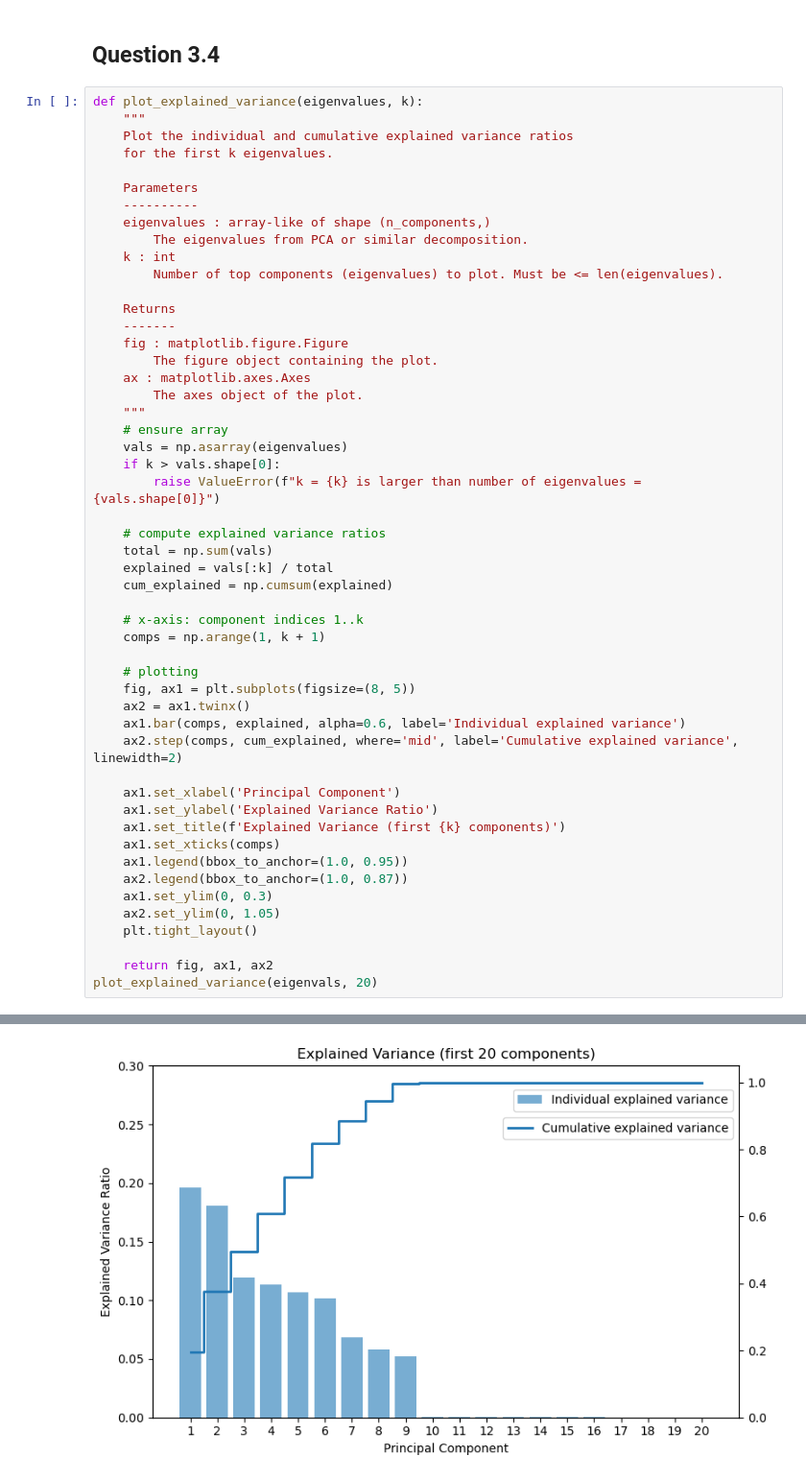
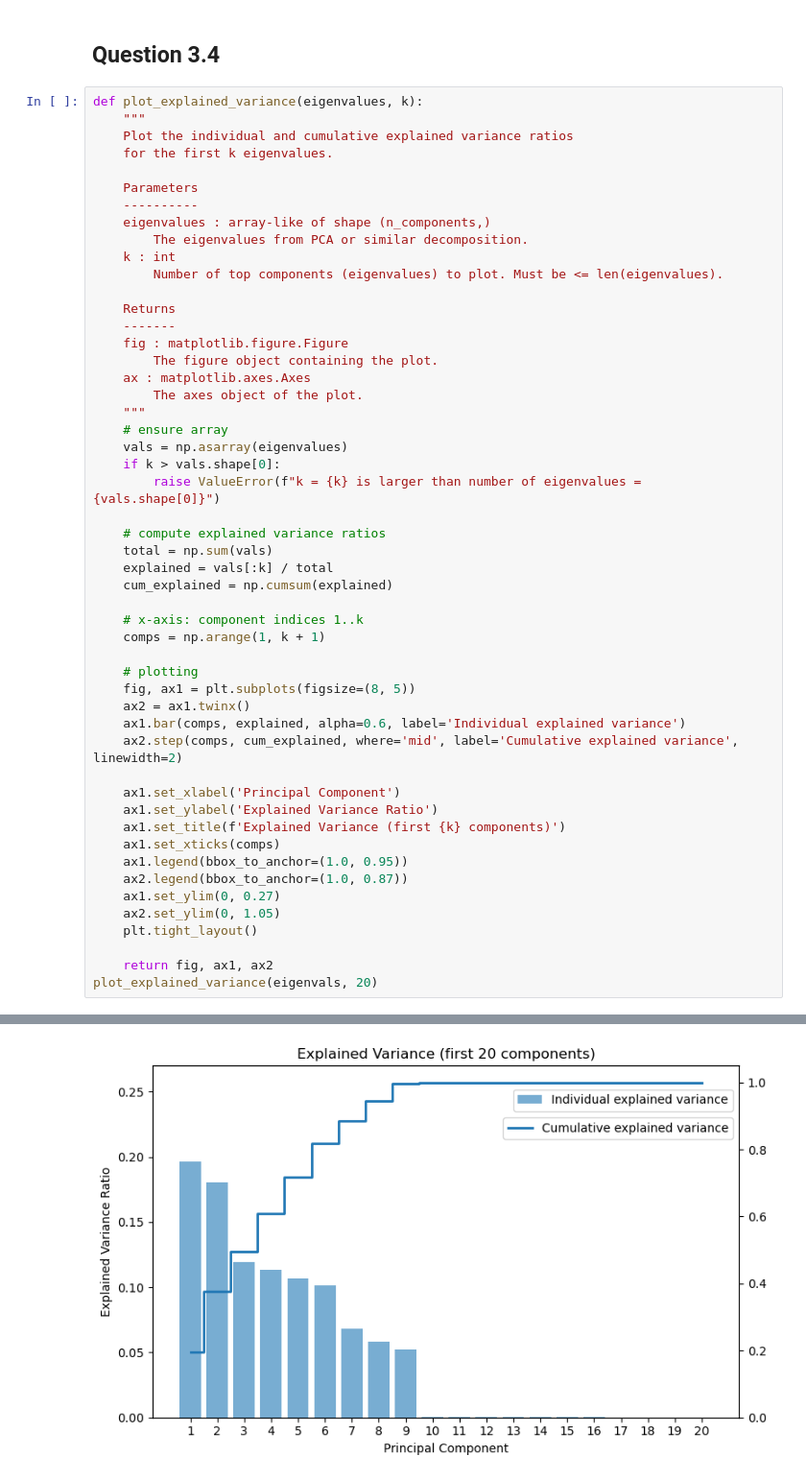
Before and after one commit to maverest/NX_465_mini_project, a Jupyter notebook: NX_465_mini_project.ipynb, the cells around one changed output, grey strips where cells are left out. Shown at 96% size. Saved outputs shown, nothing was run; the diff lists cells and outputs as text.

```diff
--- a/NX_465_mini_project.ipynb
+++ b/NX_465_mini_project.ipynb
@@ -936,32 +936,32 @@ def plot_explained_variance(eigenvalues, k):
 
     # compute explained variance ratios
     total = np.sum(vals)
     explained = vals[:k] / total
     cum_explained = np.cumsum(explained)
 
     # x-axis: component indices 1..k
     comps = np.arange(1, k + 1)
 
     # plotting
     fig, ax1 = plt.subplots(figsize=(8, 5))
     ax2 = ax1.twinx()
     ax1.bar(comps, explained, alpha=0.6, label='Individual explained variance')
     ax2.step(comps, cum_explained, where='mid', label='Cumulative explained variance', linewidth=2)
 
     ax1.set_xlabel('Principal Component')
     ax1.set_ylabel('Explained Variance Ratio')
     ax1.set_title(f'Explained Variance (first {k} components)')
     ax1.set_xticks(comps)
     ax1.legend(bbox_to_anchor=(1.0, 0.95))
     ax2.legend(bbox_to_anchor=(1.0, 0.87))
-    ax1.set_ylim(0, 0.3)
+    ax1.set_ylim(0, 0.27)
     ax2.set_ylim(0, 1.05)
     plt.tight_layout()
 
     return fig, ax1, ax2
 plot_explained_variance(eigenvals, 20)
 # %% [output]
 (<Figure size 800x500 with 2 Axes>,
  <Axes: title={'center': 'Explained Variance (first 20 components)'}, xlabel='Principal Component', ylabel='Explained Variance Ratio'>,
  <Axes: >)
-[figure, old version]
+[figure, new version]
```
Also changed, not shown: parts of 2 cells of this notebook.
